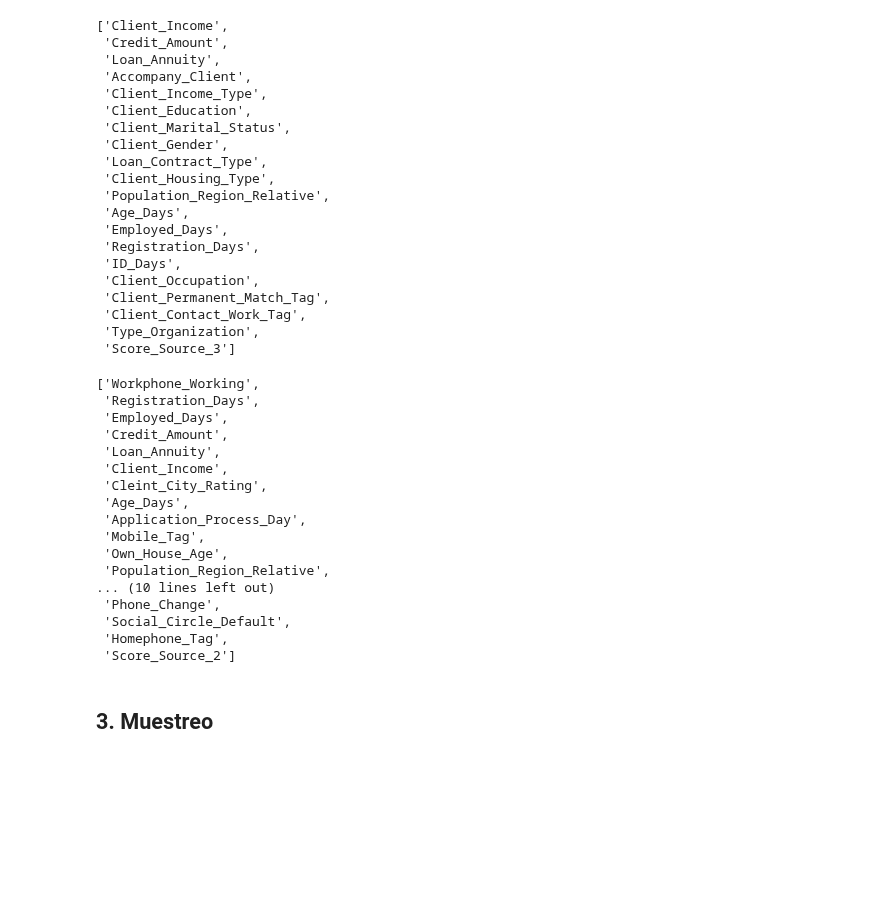
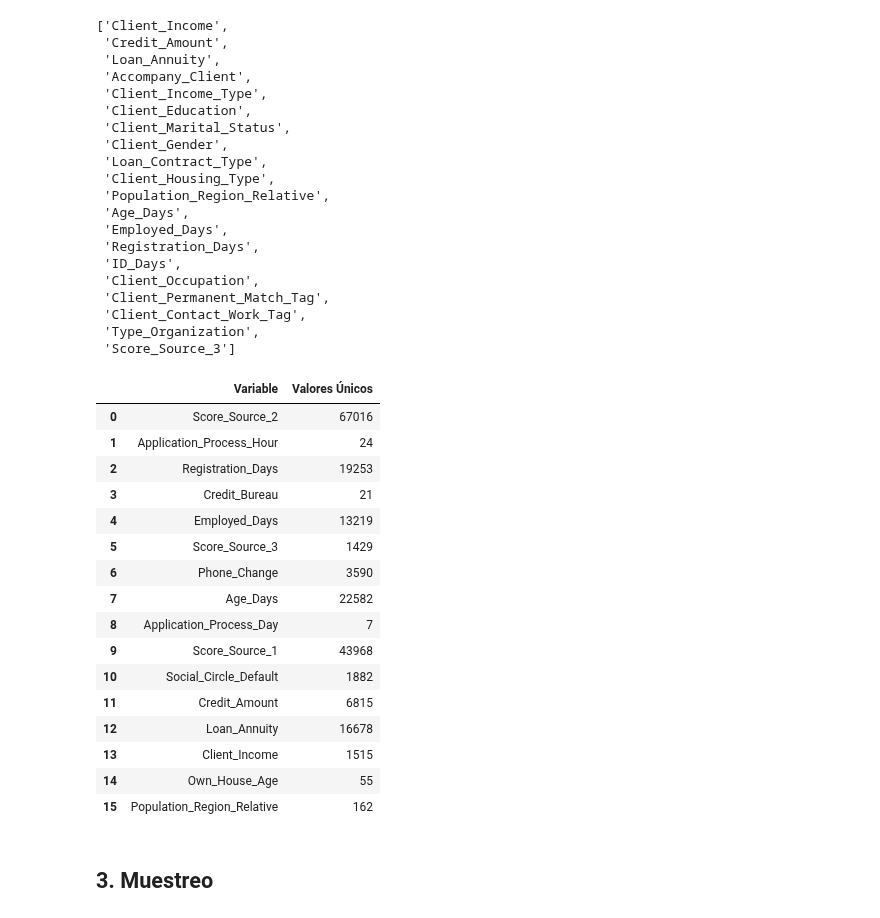
Before and after one commit to JCaballerot/Credit-Scoring, a Jupyter notebook: CreditScoring/00. Lab_Automobile_Scorecard.ipynb, the cells around one changed output. Saved outputs shown, nothing was run; the diff lists cells and outputs as text; code cells hidden in the pictures; blank space fills up the shorter version.

```diff
--- a/CreditScoring/00. Lab_Automobile_Scorecard.ipynb
+++ b/CreditScoring/00. Lab_Automobile_Scorecard.ipynb
@@ -186,29 +186,48 @@ categorical_features = ['Accompany_Client', 'Client_Income_Type',
                         'Client_Education', 'Client_Marital_Status',
                         'Client_Gender', 'Loan_Contract_Type', 'Client_Housing_Type',
                         'Client_Occupation', 'Client_Permanent_Match_Tag',
-                        'Client_Contact_Work_Tag', 'Type_Organization']
+                        'Client_Contact_Work_Tag', 'Type_Organization',
+                        'Workphone_Working', 'Mobile_Tag', 'Active_Loan', 'Bike_Owned',
+                        'House_Own','Car_Owned', 'Child_Count', 'Client_Family_Members']
+
+cols_to_rmv = ['Cleint_City_Rating', 'Homephone_Tag']
 # %%
 # Indentificar las variables numéricas
-numeric_features = list(set(features) - set(categorical_features))
-numeric_features
+numeric_features = list(set(features) - set(categorical_features + cols_to_rmv))
-# %% [output]
-['Workphone_Working',
- 'Registration_Days',
- 'Employed_Days',
- 'Credit_Amount',
- 'Loan_Annuity',
- 'Client_Income',
- 'Cleint_City_Rating',
- 'Age_Days',
- 'Application_Process_Day',
- 'Mobile_Tag',
- 'Own_House_Age',
- 'Population_Region_Relative',
-... (10 lines left out)
- 'Phone_Change',
- 'Social_Circle_Default',
- 'Homephone_Tag',
- 'Score_Source_2']
+# %%
+def contar_valores_unicos(df):
+    # Crear un DataFrame para almacenar los resultados
+    resultados = pd.DataFrame(columns=['Variable', 'Valores Únicos'])
+
+    # Iterar a través de las columnas del DataFrame
+    for columna in df.columns:
+        # Calcular la cantidad de valores únicos en la columna
+        valores_unicos = df[columna].nunique()
+
+        # Agregar los resultados a DataFrame
+        resultados = resultados.append({'Variable': columna, 'Valores Únicos': valores_unicos}, ignore_index=True)
+
+    return resultados
+
+contar_valores_unicos(pddf[numeric_features])
+# %% [output]
+|  | Variable | Valores Únicos |
+| 0 | Score_Source_2 | 67016 |
+| 1 | Application_Process_Hour | 24 |
+| 2 | Registration_Days | 19253 |
+| 3 | Credit_Bureau | 21 |
+| 4 | Employed_Days | 13219 |
+| 5 | Score_Source_3 | 1429 |
+| 6 | Phone_Change | 3590 |
+| 7 | Age_Days | 22582 |
+| 8 | Application_Process_Day | 7 |
+| 9 | Score_Source_1 | 43968 |
+| 10 | Social_Circle_Default | 1882 |
+| 11 | Credit_Amount | 6815 |
+| 12 | Loan_Annuity | 16678 |
+| 13 | Client_Income | 1515 |
+| 14 | Own_House_Age | 55 |
+| 15 | Population_Region_Relative | 162 |
 # %%
 # convertir Series
 for col in numeric_features:
```
Also changed, not shown: parts of 14 cells of this notebook.
